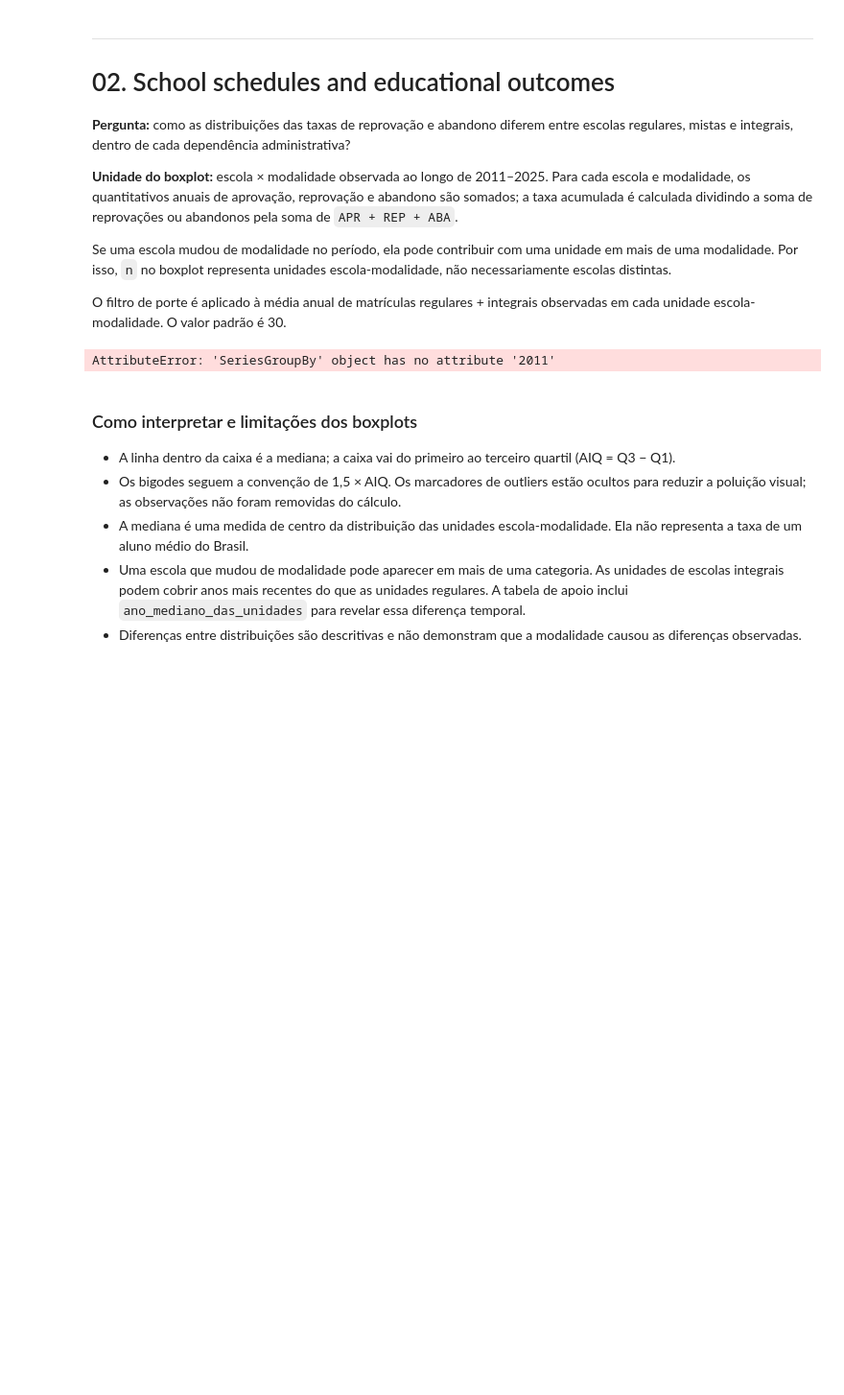
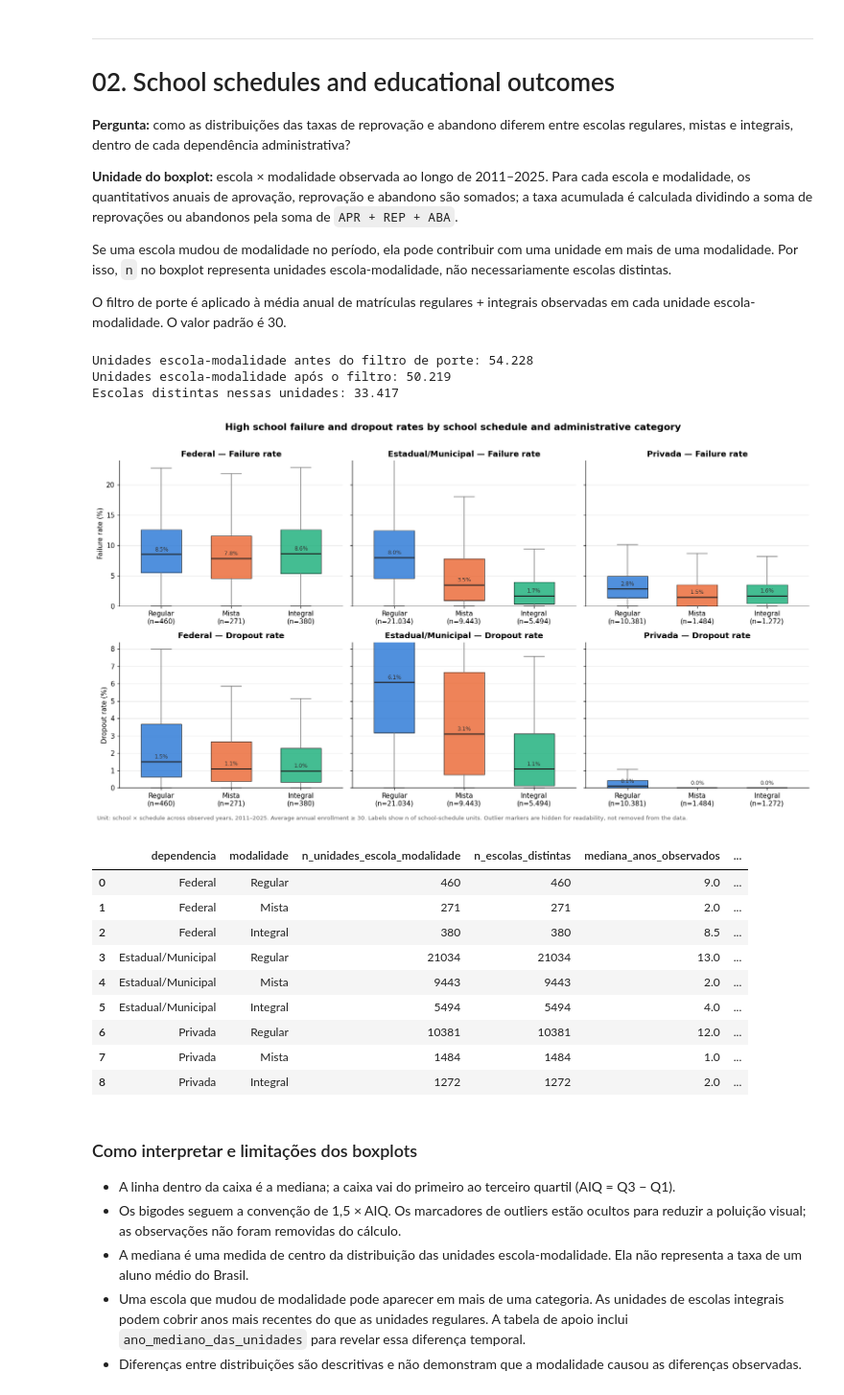
Before and after one commit to daniela-mmoraes/ED-Dados-INEP, a Jupyter notebook: 02. Análise/Análise específica/analise_poster_3_pontos.ipynb, the cells around one changed output. Shown at 96% size. Drawn from its saved outputs; the diff is of its cells as text; code cells hidden in the pictures; blank space fills up the shorter version.

```diff
--- a/02. Análise/Análise específica/analise_poster_3_pontos.ipynb
+++ b/02. Análise/Análise específica/analise_poster_3_pontos.ipynb
@@ -557,8 +557,8 @@ unidades = (
         abn_total=("abn", "sum"),
         anos_observados=("ano", "nunique"),
         matriculas_media_ano=("mat_oferta", "mean"),
-        ano_inicio=("ano", "2011"),
-        ano_fim=("ano", "2019"),
+        ano_inicio=("ano", "min"),
+        ano_fim=("ano", "max"),
         ano_mediano=("ano", "median"),
     )
     .reset_index()
@@ -622,34 +622,47 @@ fig.text(
 )
 fig.tight_layout()
 fig.savefig(PASTA_RESULTADOS / "02_boxplots_reprovacao_abandono_por_dependencia.png", bbox_inches="tight")
 plt.show()
 
 # Tabela de apoio: n, quartis, mediana e composição temporal de cada célula.
 linhas_resumo = []
 for dependencia in ORDEM_DEPENDENCIA:
     for modalidade in ORDEM_MODALIDADE:
         s = unidades[(unidades["dependencia"] == dependencia) & (unidades["modalidade"] == modalidade)]
         registro = {
             "dependencia": dependencia,
             "modalidade": modalidade,
             "n_unidades_escola_modalidade": len(s),
             "n_escolas_distintas": s["escola"].nunique(),
             "mediana_anos_observados": s["anos_observados"].median() if len(s) else np.nan,
             "ano_mediano_das_unidades": s["ano_mediano"].median() if len(s) else np.nan,
         }
         for variavel, prefixo in [("tx_rep", "reprovacao"), ("tx_abn", "abandono")]:
             vals = s[variavel].dropna()
             registro[f"{prefixo}_Q1"] = vals.quantile(0.25) if len(vals) else np.nan
             registro[f"{prefixo}_mediana"] = vals.median() if len(vals) else np.nan
             registro[f"{prefixo}_Q3"] = vals.quantile(0.75) if len(vals) else np.nan
         linhas_resumo.append(registro)
 
 resumo_boxplot = pd.DataFrame(linhas_resumo)
 display(resumo_boxplot.round(2))
 unidades.to_csv(PASTA_RESULTADOS / "02_unidades_escola_modalidade.csv", sep=";", decimal=",", index=False, encoding="utf-8-sig")
 resumo_boxplot.to_csv(PASTA_RESULTADOS / "02_resumo_boxplots.csv", sep=";", decimal=",", index=False, encoding="utf-8-sig")
 # %% [output]
-AttributeError: 'SeriesGroupBy' object has no attribute '2011'
+Unidades escola-modalidade antes do filtro de porte: 54.228
+Unidades escola-modalidade após o filtro: 50.219
+Escolas distintas nessas unidades: 33.417
+[figure, added]
+|  | dependencia | modalidade | n_unidades_escola_modalidade | n_escolas_distintas | mediana_anos_observados | ... |
+| 0 | Federal | Regular | 460 | 460 | 9.0 | ... |
+| 1 | Federal | Mista | 271 | 271 | 2.0 | ... |
+| 2 | Federal | Integral | 380 | 380 | 8.5 | ... |
+| 3 | Estadual/Municipal | Regular | 21034 | 21034 | 13.0 | ... |
+| 4 | Estadual/Municipal | Mista | 9443 | 9443 | 2.0 | ... |
+| 5 | Estadual/Municipal | Integral | 5494 | 5494 | 4.0 | ... |
+| 6 | Privada | Regular | 10381 | 10381 | 12.0 | ... |
+| 7 | Privada | Mista | 1484 | 1484 | 1.0 | ... |
+| 8 | Privada | Integral | 1272 | 1272 | 2.0 | ... |
 # %% [markdown]
 ### Como interpretar e limitações dos boxplots
 
```
